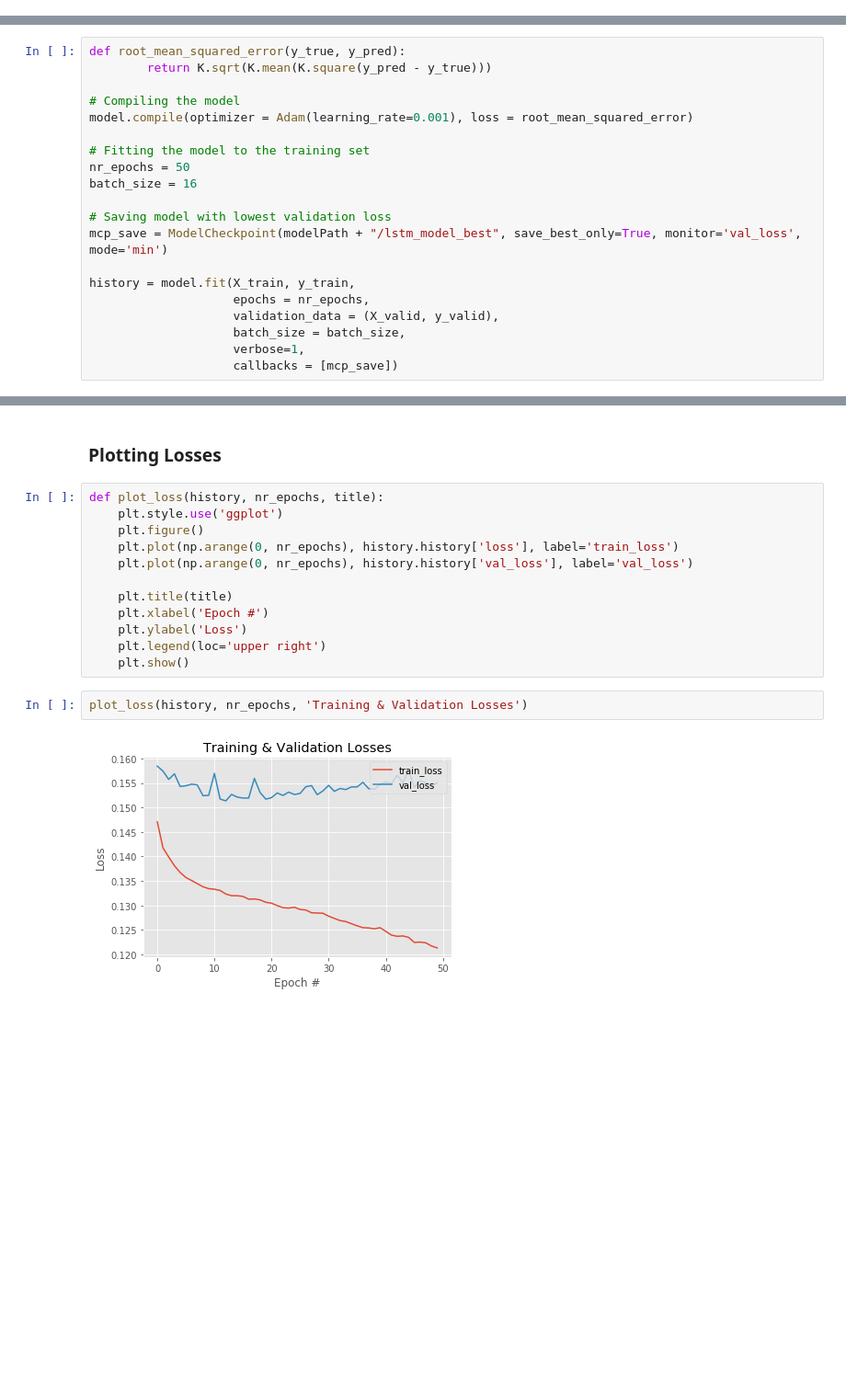
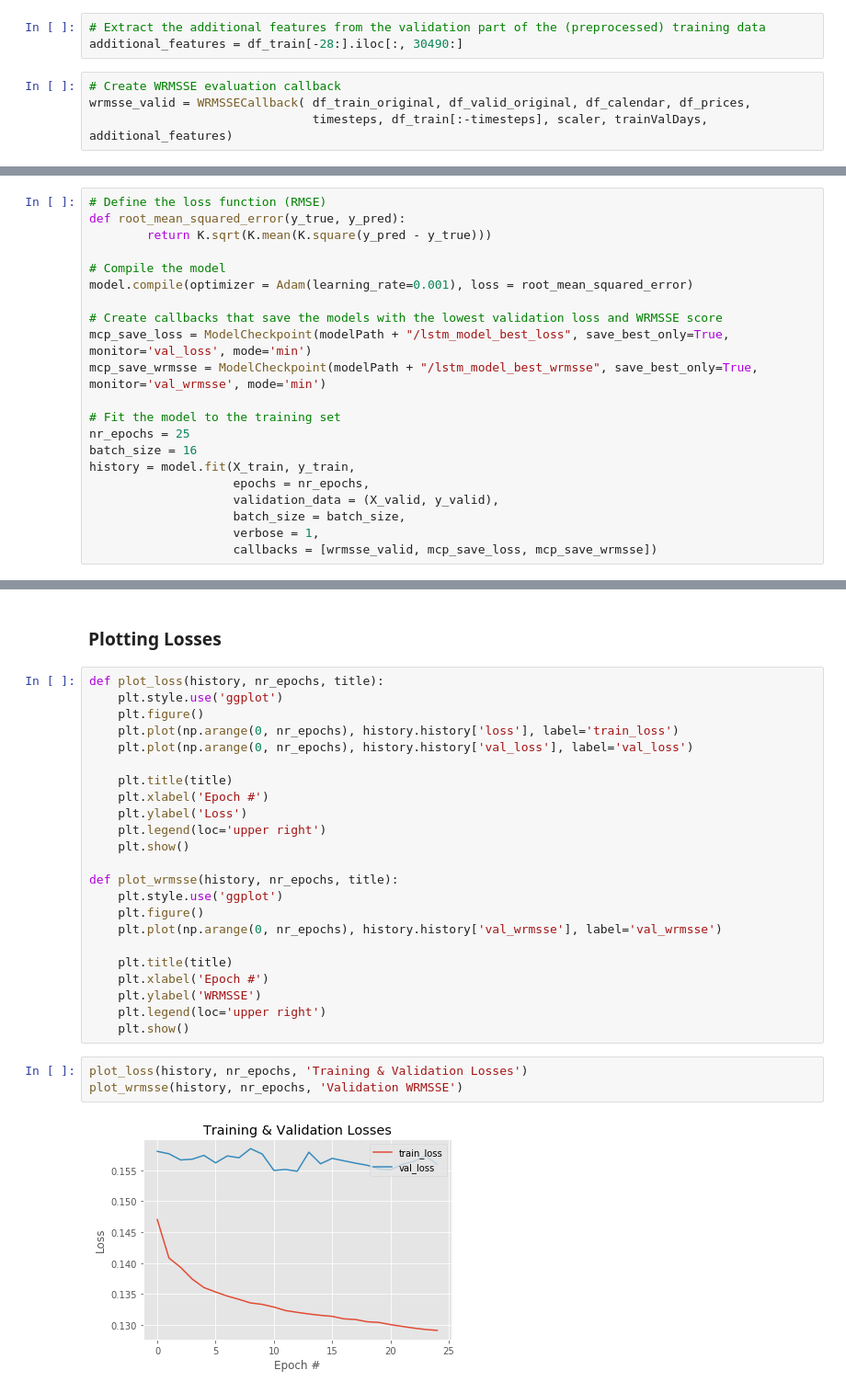
Before and after one commit to MaxDriessen/MuchLearningSuchWow_M5Forecasting, a Jupyter notebook: LSTM/LSTM_Training.ipynb, the cells around one changed output, grey strips where cells are left out. Shown: that part at 92% size. Drawn from its saved outputs; the diff is of its cells as text; blank space fills up the shorter version.

Commit message:
Added validation, WRMSSE callback, and other stuff

```diff
--- a/LSTM/LSTM_Training.ipynb
+++ b/LSTM/LSTM_Training.ipynb
@@ -124,23 +191,31 @@ None
+# %%
+# Extract the additional features from the validation part of the (preprocessed) training data
+additional_features = df_train[-28:].iloc[:, 30490:]
+# %%
+# Create WRMSSE evaluation callback
+wrmsse_valid = WRMSSECallback( df_train_original, df_valid_original, df_calendar, df_prices,
+                               timesteps, df_train[:-timesteps], scaler, trainValDays, additional_features)
 # %% [markdown]
 ### Training
 # %%
+# Define the loss function (RMSE)
 def root_mean_squared_error(y_true, y_pred):
         return K.sqrt(K.mean(K.square(y_pred - y_true)))
 
-# Compiling the model
+# Compile the model
 model.compile(optimizer = Adam(learning_rate=0.001), loss = root_mean_squared_error)
 
-# Fitting the model to the training set
-nr_epochs = 50
+# Create callbacks that save the models with the lowest validation loss and WRMSSE score
+mcp_save_loss = ModelCheckpoint(modelPath + "/lstm_model_best_loss", save_best_only=True, monitor='val_loss', mode='min')
+mcp_save_wrmsse = ModelCheckpoint(modelPath + "/lstm_model_best_wrmsse", save_best_only=True, monitor='val_wrmsse', mode='min')
+
+# Fit the model to the training set
+nr_epochs = 25
 batch_size = 16
-
-# Saving model with lowest validation loss
-mcp_save = ModelCheckpoint(modelPath + "/lstm_model_best", save_best_only=True, monitor='val_loss', mode='min')
-
 history = model.fit(X_train, y_train,
                     epochs = nr_epochs,
                     validation_data = (X_valid, y_valid),
                     batch_size = batch_size,
-                    verbose=1,
-                    callbacks = [mcp_save])
+                    verbose = 1,
+                    callbacks = [wrmsse_valid, mcp_save_loss, mcp_save_wrmsse])
 # %% [output]
@@ -179,7 +254,19 @@ def plot_loss(history, nr_epochs, title):
     plt.ylabel('Loss')
     plt.legend(loc='upper right')
     plt.show()
+
+def plot_wrmsse(history, nr_epochs, title):
+    plt.style.use('ggplot')
+    plt.figure()
+    plt.plot(np.arange(0, nr_epochs), history.history['val_wrmsse'], label='val_wrmsse')
+
+    plt.title(title)
+    plt.xlabel('Epoch #')
+    plt.ylabel('WRMSSE')
+    plt.legend(loc='upper right')
+    plt.show()
 # %%
 plot_loss(history, nr_epochs, 'Training & Validation Losses')
+plot_wrmsse(history, nr_epochs, 'Validation WRMSSE')
 # %% [output]
-[figure, old version]
+[figure, new version]
```
Also changed, not shown: parts of 12 cells of this notebook, 3 other files.
